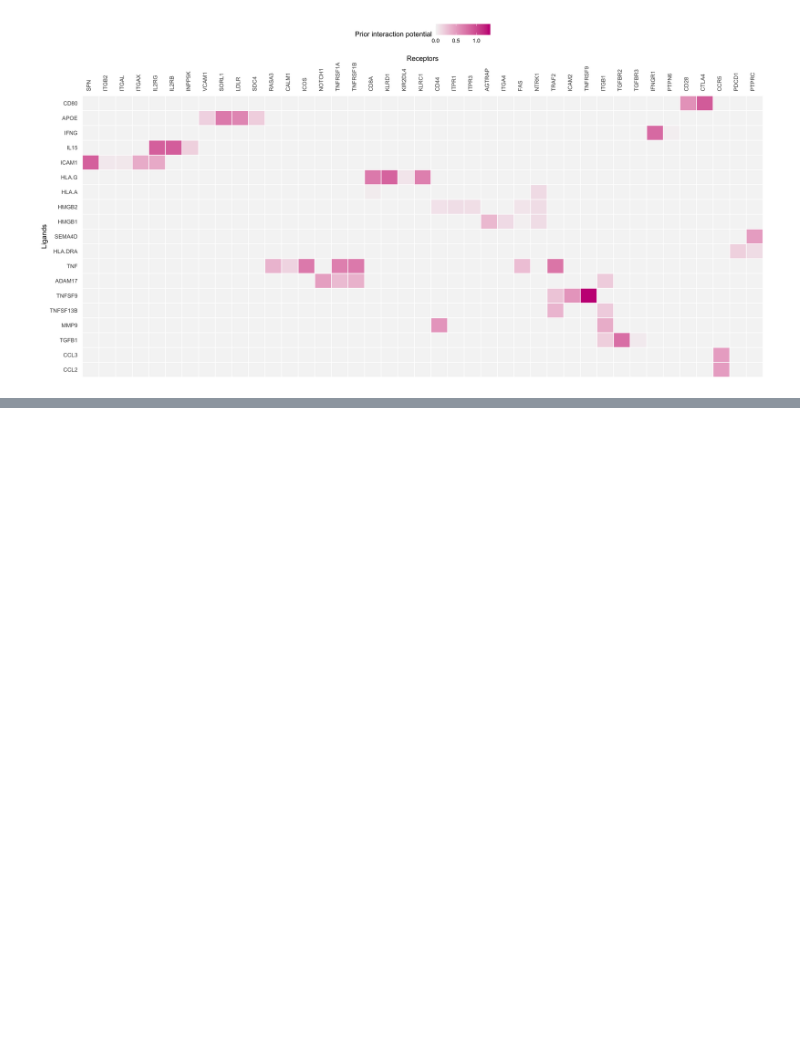
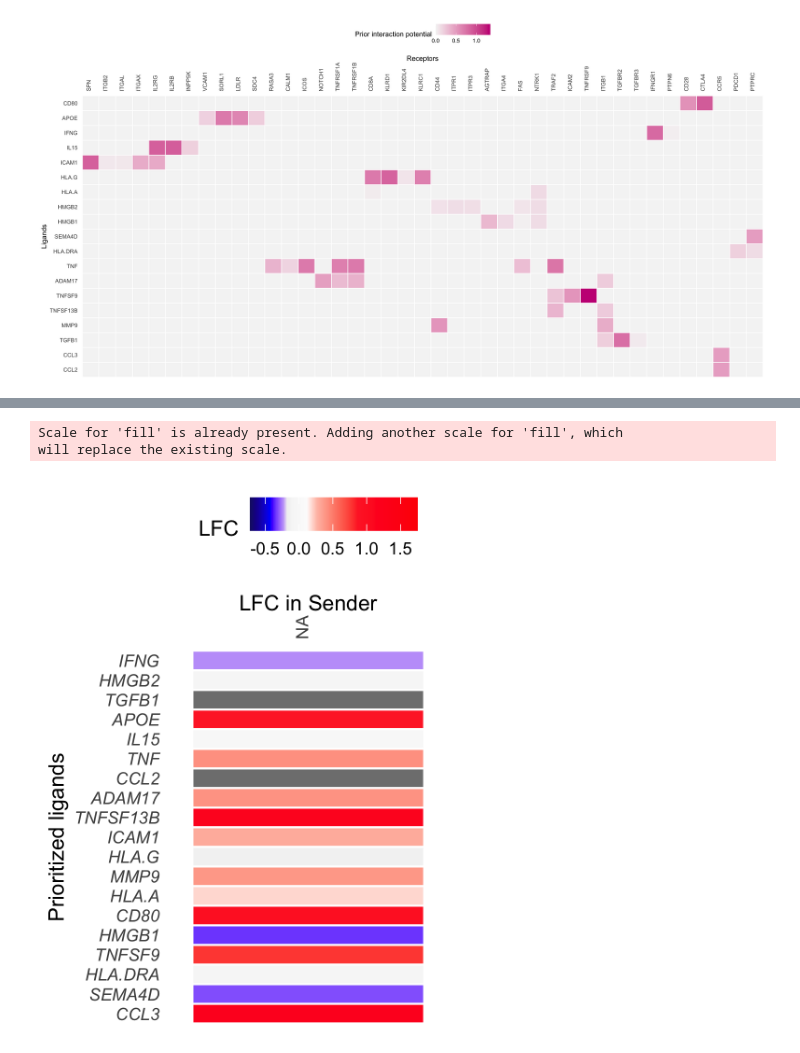
Before and after one commit to meg-bit/immune-cells-TIME-single-cell-anti-PD-1, a Jupyter notebook: test_nichenet.ipynb, the cells around one changed output, grey strips where cells are left out. Saved outputs shown, nothing was run; the diff lists cells and outputs as text; code cells hidden in the pictures; blank space fills up the shorter version.

```diff
--- a/test_nichenet.ipynb
+++ b/test_nichenet.ipynb
@@ -515,4 +488,19 @@ A matrix: 19 × 1 of type dbl
 # %%
-# # change colors a bit to make them more stand out
-# p_ligand_lfc = p_ligand_lfc + scale_fill_gradientn(colors = c("midnightblue","blue", "grey95", "grey99","firebrick1","red"),values = c(0,0.1,0.2,0.25, 0.40, 0.7,1), limits = c(vis_ligand_lfc %>% min() - 0.1, vis_ligand_lfc %>% max() + 0.1))
-# p_ligand_lfc
+# change colors a bit to make them more stand out
+p_ligand_lfc = p_ligand_lfc +
+    scale_fill_gradientn(
+        colors = c("midnightblue",
+                   "blue",
+                   "grey95",
+                   "grey99",
+                   "firebrick1",
+                   "red"),
+        values = c(0,0.1,0.2,0.25,0.40,0.7,1),
+        limits = c(vis_ligand_lfc %>% min() - 0.1,
+                   vis_ligand_lfc %>% max() + 0.1)
+    )
+p_ligand_lfc
+# %% [output]
+Scale for 'fill' is already present. Adding another scale for 'fill', which
+will replace the existing scale.
+[figure, added]
```
Also changed, not shown: parts of 17 cells of this notebook.
